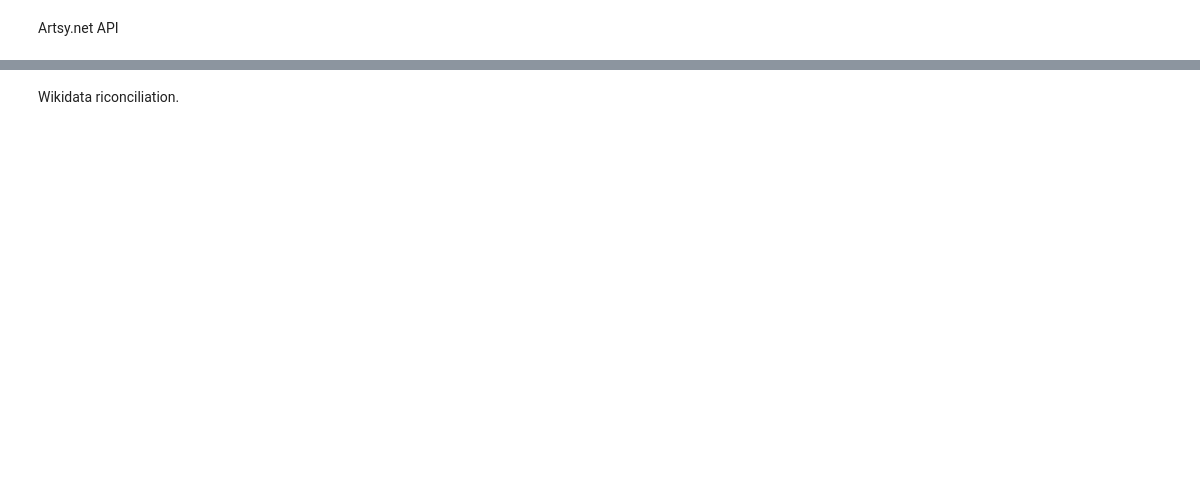
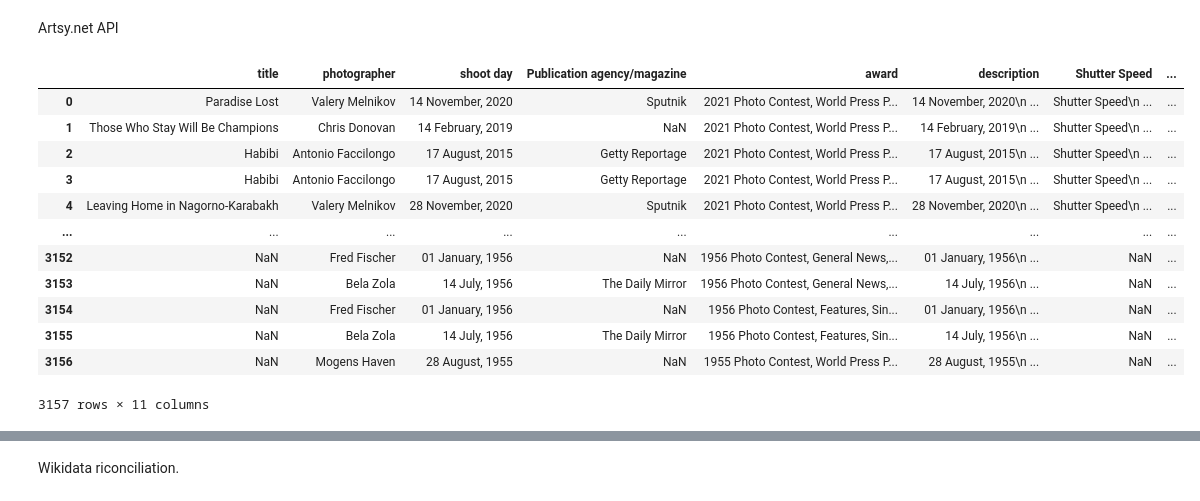
Before and after one commit to GiuliaVenditti/DigiatalStoryTelling, a Jupyter notebook: photo-notebook copy.ipynb, the cells around one changed output, grey strips where cells are left out. Cells and saved outputs as stored; diff of their text form; code cells hidden in the pictures; blank space fills up the shorter version.

```diff
--- a/photo-notebook copy.ipynb
+++ b/photo-notebook copy.ipynb
@@ -160,2 +174,18 @@ ParserError: Error tokenizing data. C error: Expected 4 fields in line 7, saw 28
 # %% [markdown]
 Artsy.net API
+# %%
+dataframe.drop(["web-scraper-order", "web-scraper-start-url", "link", "link-href"], axis=1)
+# %% [output]
+|  | title | photographer | shoot day | Publication agency/magazine | award | description | Shutter Speed | ... |
+| 0 | Paradise Lost | Valery Melnikov | 14 November, 2020 | Sputnik | 2021 Photo Contest, World Press P... | 14 November, 2020\n ... | Shutter Speed\n ... | ... |
+| 1 | Those Who Stay Will Be Champions | Chris Donovan | 14 February, 2019 | NaN | 2021 Photo Contest, World Press P... | 14 February, 2019\n ... | Shutter Speed\n ... | ... |
+| 2 | Habibi | Antonio Faccilongo | 17 August, 2015 | Getty Reportage | 2021 Photo Contest, World Press P... | 17 August, 2015\n ... | Shutter Speed\n ... | ... |
+| 3 | Habibi | Antonio Faccilongo | 17 August, 2015 | Getty Reportage | 2021 Photo Contest, World Press P... | 17 August, 2015\n ... | Shutter Speed\n ... | ... |
+| 4 | Leaving Home in Nagorno-Karabakh | Valery Melnikov | 28 November, 2020 | Sputnik | 2021 Photo Contest, World Press P... | 28 November, 2020\n ... | Shutter Speed\n ... | ... |
+| ... | ... | ... | ... | ... | ... | ... | ... | ... |
+| 3152 | NaN | Fred Fischer | 01 January, 1956 | NaN | 1956 Photo Contest, General News,... | 01 January, 1956\n ... | NaN | ... |
+| 3153 | NaN | Bela Zola | 14 July, 1956 | The Daily Mirror | 1956 Photo Contest, General News,... | 14 July, 1956\n ... | NaN | ... |
+| 3154 | NaN | Fred Fischer | 01 January, 1956 | NaN | 1956 Photo Contest, Features, Sin... | 01 January, 1956\n ... | NaN | ... |
+| 3155 | NaN | Bela Zola | 14 July, 1956 | The Daily Mirror | 1956 Photo Contest, Features, Sin... | 14 July, 1956\n ... | NaN | ... |
+| 3156 | NaN | Mogens Haven | 28 August, 1955 | NaN | 1955 Photo Contest, World Press P... | 28 August, 1955\n ... | NaN | ... |
+3157 rows × 11 columns
```
Also changed, not shown: parts of 10 cells of this notebook, 2 other files.
